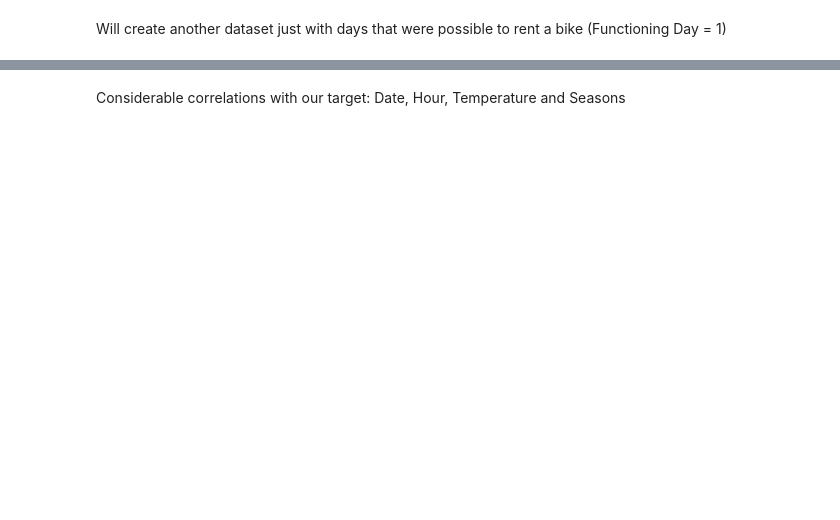
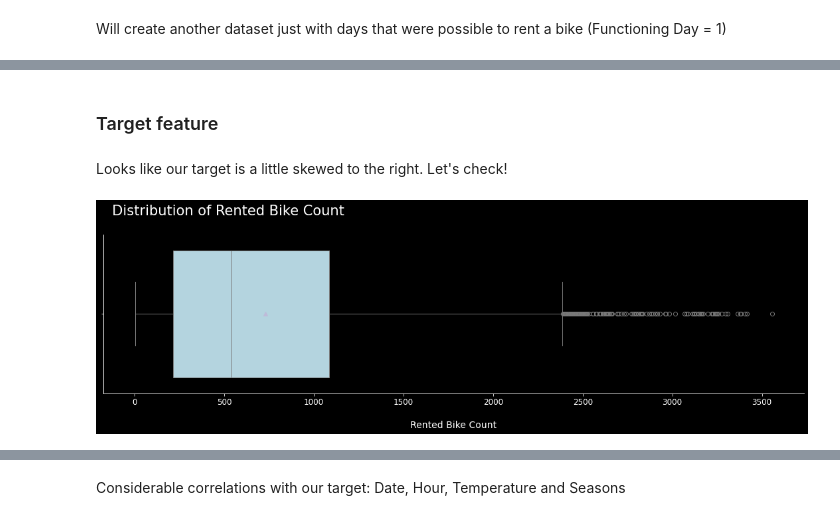
Before and after one commit to LucasParreirasDS/BikeRent, a Jupyter notebook: code/ExploratoryAnalysis1.ipynb, the cells around one changed output, grey strips where cells are left out. Drawn from its saved outputs; the diff is of its cells as text; code cells hidden in the pictures; blank space fills up the shorter version.

```diff
--- a/code/ExploratoryAnalysis1.ipynb
+++ b/code/ExploratoryAnalysis1.ipynb
@@ -70,0 +82,22 @@ work.head()
+# %% [markdown]
+### Target feature
+# %% [markdown]
+Looks like our target is a little skewed to the right. Let's check!
+# %%
+plt.figure(figsize=(15, 5))
+sns.boxplot(
+    data=work,
+    x='Rented Bike Count',
+    orient='h',
+    showmeans=True,
+    color='lightblue',
+)
+
+sns.despine(right=True)
+plt.xlabel('\nRented Bike Count', fontsize=14)
+plt.title('  Distribution of Rented Bike Count\n', fontsize=21, loc='left')
+plt.xticks(fontsize=12)
+plt.tight_layout()
+plt.show()
+# %% [output]
+[figure, added]
```
Also changed, not shown: parts of 56 cells of this notebook.
